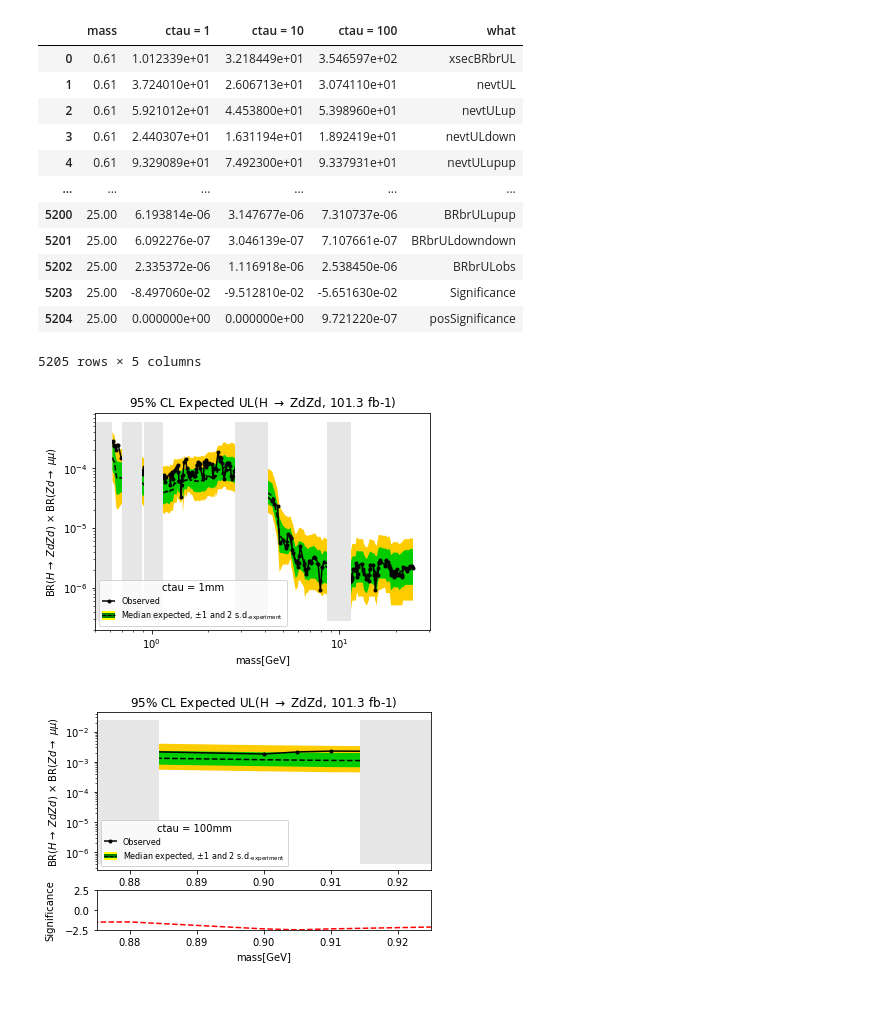
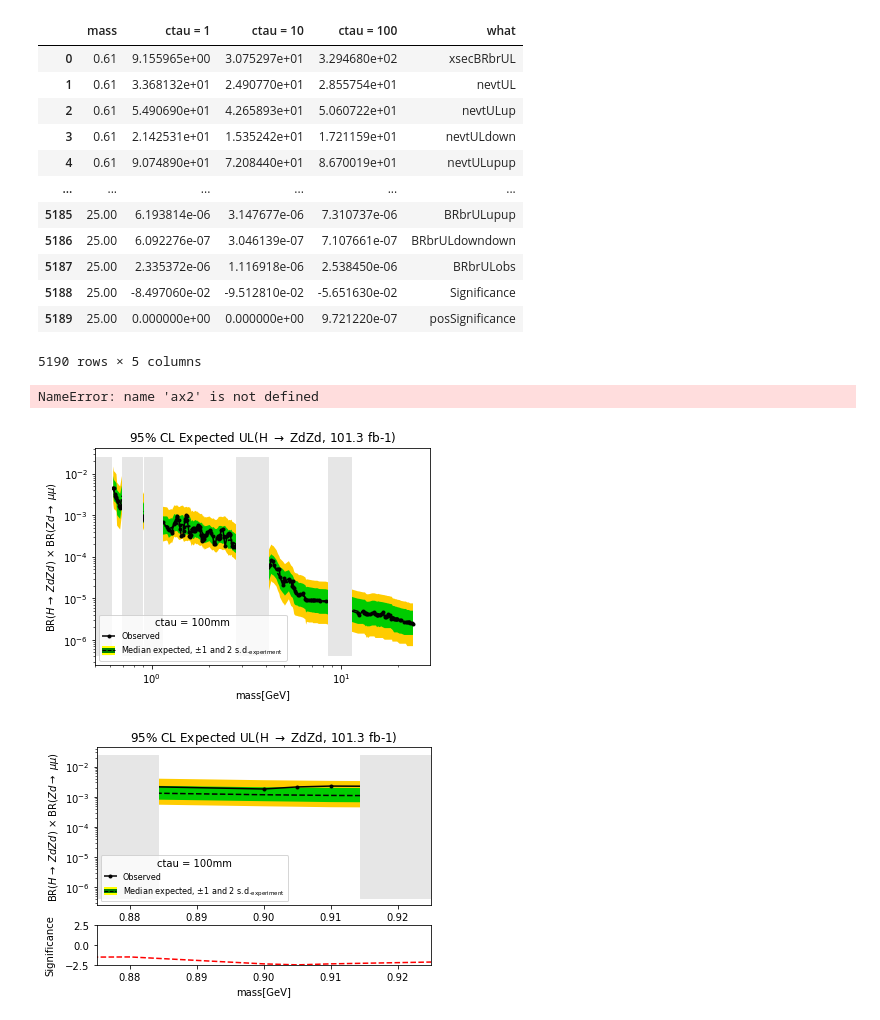
Before and after one commit to hardikroutray/displacedscouting_fitscountinglimits, a Jupyter notebook: hzd_finalDP_v2.ipynb, the cells around one changed output. Drawn from its saved outputs; the diff is of its cells as text; code cells hidden in the pictures.

```diff
--- a/hzd_finalDP_v2.ipynb
+++ b/hzd_finalDP_v2.ipynb
@@ -72,7 +72,7 @@ mask_ranges[:,1] = mask_ranges[:,1]/(1-0.05)
 # %%
 # !scp ucsd:/home/users/namin/2019/scouting/repo/hardik_limits/displacedscouting_fitscountlimits/NevtUL_v0.csv .
 # %%
-dfc = pd.read_csv("limits_csvs/hzdlimits_alldata_ctau1_10_100_analysisDP_v0.csv")
+dfc = pd.read_csv("limits_csvs/hzdlimits_alldata_ctau1_10_100_analysisDP_v1.csv")
 #droppedmasses = [2.3,2.32,2.34,2.36,2.38,2.40,2.42,2.44,2.46,2.48,2.5,2.54,2.56,2.58,2.6,2.62,2.64,2.66,2.68,2.70,2.72,2.74,2.76,2.78, 4.4, 4.44, 4.48, 4.52, 4.56, 4.6, 4.64, 4.68, 4.72, 12]
 # droppedmasses = [2.3,2.32,2.34,2.36,2.38,2.40,2.42,2.44,2.46,2.48,2.5,2.52,2.54,2.56,2.58,2.6,2.62,2.64,2.66,2.68,2.70,2.72,2.74,2.76,2.78,2.8, 4.12, 4.16, 4.2, 4.24, 4.28, 4.32, 4.36, 4.4, 4.44, 4.48, 4.52, 4.56, 4.6, 4.64, 4.68, 4.72, 12]
 droppedmasses = []
@@ -85,18 +85,18 @@ dfc
 # dfc
 # %% [output]
 |  | mass | ctau = 1 | ctau = 10 | ctau = 100 | what |
-| 0 | 0.61 | 1.012339e+01 | 3.218449e+01 | 3.546597e+02 | xsecBRbrUL |
-| 1 | 0.61 | 3.724010e+01 | 2.606713e+01 | 3.074110e+01 | nevtUL |
-| 2 | 0.61 | 5.921012e+01 | 4.453800e+01 | 5.398960e+01 | nevtULup |
-| 3 | 0.61 | 2.440307e+01 | 1.631194e+01 | 1.892419e+01 | nevtULdown |
-| 4 | 0.61 | 9.329089e+01 | 7.492300e+01 | 9.337931e+01 | nevtULupup |
+| 0 | 0.61 | 9.155965e+00 | 3.075297e+01 | 3.294680e+02 | xsecBRbrUL |
+| 1 | 0.61 | 3.368132e+01 | 2.490770e+01 | 2.855754e+01 | nevtUL |
+| 2 | 0.61 | 5.490690e+01 | 4.265893e+01 | 5.060722e+01 | nevtULup |
+| 3 | 0.61 | 2.142531e+01 | 1.535242e+01 | 1.721159e+01 | nevtULdown |
+| 4 | 0.61 | 9.074890e+01 | 7.208440e+01 | 8.670019e+01 | nevtULupup |
 | ... | ... | ... | ... | ... | ... |
-| 5200 | 25.00 | 6.193814e-06 | 3.147677e-06 | 7.310737e-06 | BRbrULupup |
-| 5201 | 25.00 | 6.092276e-07 | 3.046139e-07 | 7.107661e-07 | BRbrULdowndown |
-| 5202 | 25.00 | 2.335372e-06 | 1.116918e-06 | 2.538450e-06 | BRbrULobs |
-| 5203 | 25.00 | -8.497060e-02 | -9.512810e-02 | -5.651630e-02 | Significance |
-| 5204 | 25.00 | 0.000000e+00 | 0.000000e+00 | 9.721220e-07 | posSignificance |
+| 5185 | 25.00 | 6.193814e-06 | 3.147677e-06 | 7.310737e-06 | BRbrULupup |
+| 5186 | 25.00 | 6.092276e-07 | 3.046139e-07 | 7.107661e-07 | BRbrULdowndown |
+| 5187 | 25.00 | 2.335372e-06 | 1.116918e-06 | 2.538450e-06 | BRbrULobs |
+| 5188 | 25.00 | -8.497060e-02 | -9.512810e-02 | -5.651630e-02 | Significance |
+| 5189 | 25.00 | 0.000000e+00 | 0.000000e+00 | 9.721220e-07 | posSignificance |
-5205 rows × 5 columns
+5190 rows × 5 columns
 # %%
 droppedmasses = []
 # droppedmasses.extend([0.885,0.89,0.895])
@@ -104,7 +104,7 @@ dfc = dfc[~(dfc.mass.isin(droppedmasses))]
 
 
 
-df = dfc.set_index("mass")[["ctau = 1","what"]].pivot(columns="what").droplevel(0, axis=1)
+df = dfc.set_index("mass")[["ctau = 100","what"]].pivot(columns="what").droplevel(0, axis=1)
 df = smooth_(df[[
     "BRbrUL",
     "BRbrULup",
@@ -117,7 +117,7 @@ df = smooth_(df[[
 ]])
 #df
 
-# df.to_csv("HZdZd_2mu_smoothed_ctau100mm_vf1.csv")
+# df.to_csv("HZdZd_2mu_smoothed_ctau100mm_vf2.csv")
 # %%
 import matplotlib.gridspec as gridspec
 
@@ -143,39 +143,40 @@ legend = ax1.legend([(pobs[0],),DoubleBandObject()],
         labelspacing=0.5,
         fontsize=8,
         handlelength=1.6,
-        title="ctau = 1mm",
+        title="ctau = 100mm",
         loc = "lower left"
         )
 
 
 ax1.set_yscale("log")
 ylim = ax1.get_ylim()
 for low,high in mask_ranges:
     ax1.fill_betweenx(ylim, low, high, color="0.9", zorder=2)
 #ax.set_ylim(ylim)
 #ax1.set_ylim(1e-7,5e-1)
 ax1.set_xscale("log")
 
 ax1.set_xlabel('mass[GeV]')
 ax1.set_ylabel(r'BR($H \rightarrow$ $ZdZd$) $\times$ BR($Zd \rightarrow$ $\mu\mu$)')
 ax1.set_title(r"95$\%$ CL Expected UL(H $\rightarrow$ ZdZd, 101.3 fb-1)")
 
 
 ax1.set_xlim(left=0.5)
-#ax1.set_xlim(1.5,2.3)
+#ax1.set_xlim(1.0,2.3)
 
 ax2.plot(ms, sig, linestyle="--", marker="",color="red",solid_capstyle="butt", zorder=1)
 ax2.set_xscale("log")
 ax2.set_xlim(left=0.5)
-#ax2.set_xlim(1.5,2.3)
+#ax2.set_xlim(1.0,2.3)
 ax2.set_ylim(-2.5,2.5)
 
 ax2.set_xlabel('mass[GeV]')
 ax2.set_ylabel("Significance", labelpad = 10)
 
 fig.savefig("HZdZd_ctau1mm.png")
 # %% [output]
+NameError: name 'ax2' is not defined
-[figure, old version]
+[figure, new version]
 # %%
 import matplotlib.gridspec as gridspec
 
```
Also changed, not shown: parts of 2 cells of this notebook, 5 other files.
